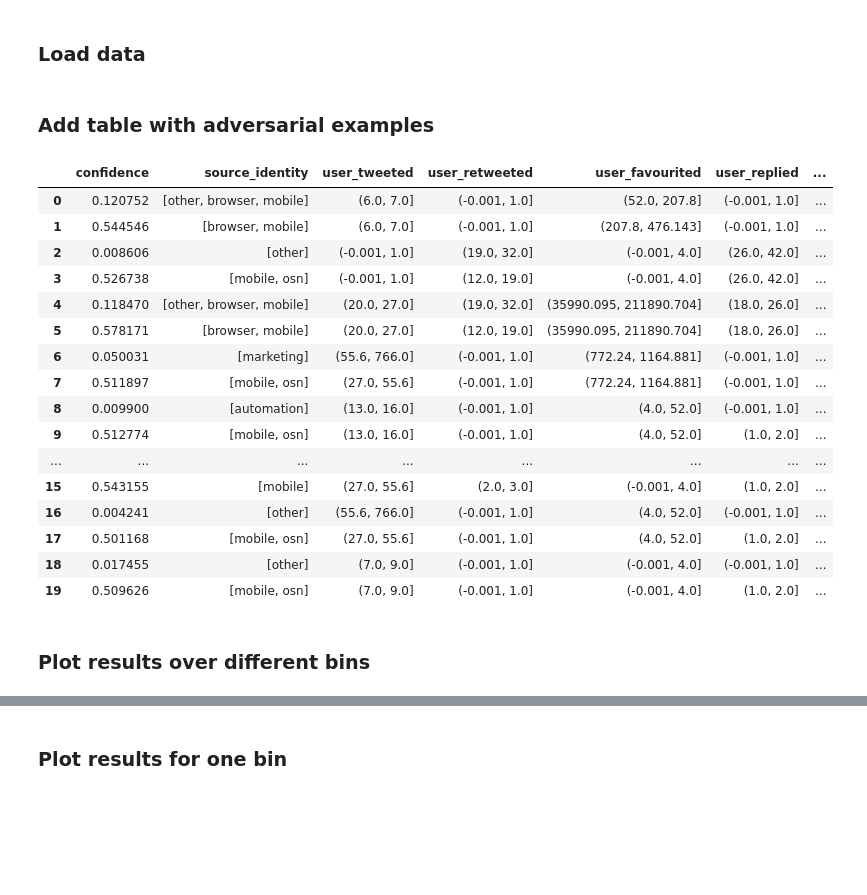
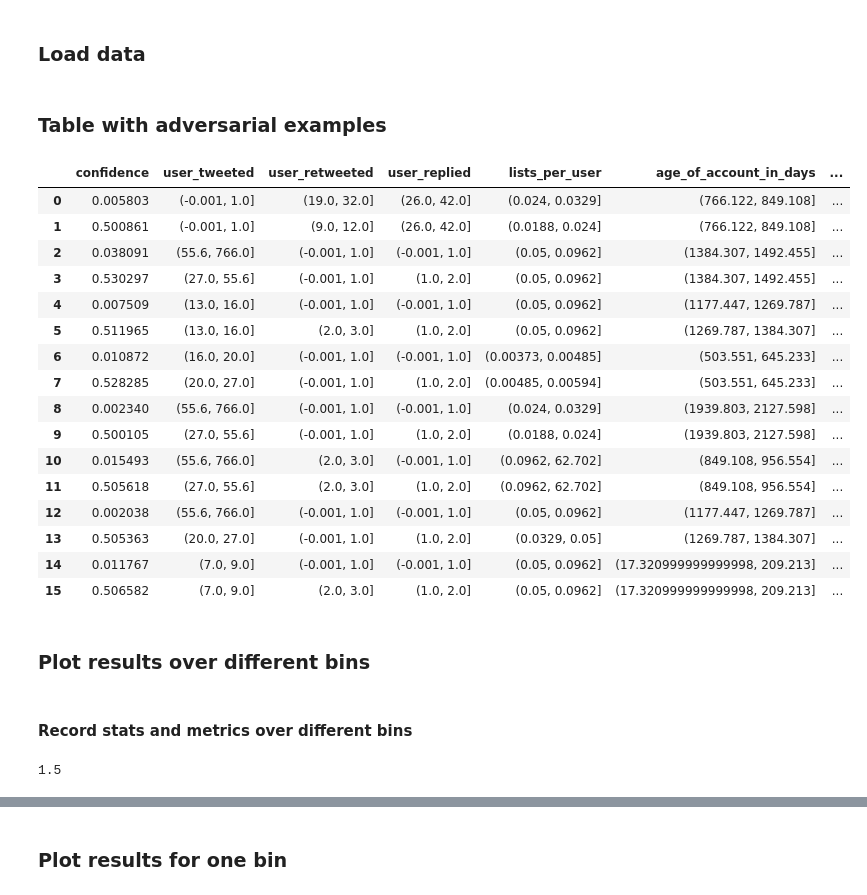
Before and after one commit to spring-epfl/trickster, a Jupyter notebook: notebooks/bots_experiment.ipynb, the cells around one changed output, grey strips where cells are left out. Saved outputs shown, nothing was run; the diff lists cells and outputs as text; code cells hidden in the pictures; blank space fills up the shorter version.

```diff
--- a/notebooks/bots_experiment.ipynb
+++ b/notebooks/bots_experiment.ipynb
@@ -1 +1,11 @@
+# %%
+BAND = '1k'
+FOCUS_BINS = 20
+REPORT_PATH_TEMPLATE = '../out/bots_%s.pickle'
+WEIGHTED_EPSILONS = [2, 3, 5, 10]
+BEST_FIRST_EPSILON = None
+FIGWIDTH = 8.5
+FIGHEIGHT = 6.5
+SAVE_PLOTS = False
+MARKERS = ['D', '*', 'o', 's', '^', 'P']
 # %%
@@ -100,12 +110,15 @@ def get_feature_value_pairs(xs):
 ### Load data
 # %%
 # Load results from running adversarial search on bot dataset.
-results = load_results('../out/bots_1k.pickle')
+results = load_results(REPORT_PATH_TEMPLATE % BAND)
 # %% [markdown]
-### Add table with adversarial examples
+### Table with adversarial examples
 # %%
-search_results = results[0]['search_results']
-features = results[0]['features']
+ast_results = group_by_key(results, 'epsilon').get(1)
+results_bin = group_by_key(ast_results, 'bins').get(FOCUS_BINS)[0]
+
+search_results = results_bin['search_results']
+features = results_bin['features']
 
 feature_names = get_feature_names(features)
 changed_features = set()
@@ -120,56 +133,60 @@ for i, row in search_results.iterrows():
 
     # Get a dictionary of features (keys) and values.
     orig_feat_vals = get_feature_value_pairs(features[original])
     adv_feat_vals = get_feature_value_pairs(features[adversarial])
 
     # The code below checks if there are at least 2 changed features.
     changed = 0
     temp_changed_features = set()
 
-    for k in orig_feat_vals.keys():
-        if orig_feat_vals[k] != adv_feat_vals[k]:
-            changed += 1
-            temp_changed_features.add(k)
+    try:
+        for k in orig_feat_vals.keys():
+            if orig_feat_vals[k] != adv_feat_vals[k]:
+                changed += 1
+                temp_changed_features.add(k)
+
+    except KeyError as e:
+        print('KeyError', e)
+        continue
 
     if changed < 2:
         continue
 
     # Add the confidence scores to ease append to the dataframe.
     orig_feat_vals['confidence'] = row['init_confidence']
     adv_feat_vals['confidence'] = row['adv_confidence']
 
     # Keep track of changed features.
     changed_features = changed_features.union(temp_changed_features)
 
     # Append to the dataframe.
     df = df.append(orig_feat_vals, ignore_index=True)
     df = df.append(adv_feat_vals, ignore_index=True)
 
 # Drop unchanged features.
 unchanged_features = set(feature_names) - changed_features
 df = df.drop(columns=unchanged_features)
+df
 
 # Convert to latex.
-res = df.to_latex(index=False)
-# print(res)
-df
+# res = df.to_latex(index=False)
 # %% [output]
-|  | confidence | source_identity | user_tweeted | user_retweeted | user_favourited | user_replied | ... |
-| 0 | 0.120752 | [other, browser, mobile] | (6.0, 7.0] | (-0.001, 1.0] | (52.0, 207.8] | (-0.001, 1.0] | ... |
-| 1 | 0.544546 | [browser, mobile] | (6.0, 7.0] | (-0.001, 1.0] | (207.8, 476.143] | (-0.001, 1.0] | ... |
-| 2 | 0.008606 | [other] | (-0.001, 1.0] | (19.0, 32.0] | (-0.001, 4.0] | (26.0, 42.0] | ... |
-| 3 | 0.526738 | [mobile, osn] | (-0.001, 1.0] | (12.0, 19.0] | (-0.001, 4.0] | (26.0, 42.0] | ... |
-| 4 | 0.118470 | [other, browser, mobile] | (20.0, 27.0] | (19.0, 32.0] | (35990.095, 211890.704] | (18.0, 26.0] | ... |
-| 5 | 0.578171 | [browser, mobile] | (20.0, 27.0] | (12.0, 19.0] | (35990.095, 211890.704] | (18.0, 26.0] | ... |
-| 6 | 0.050031 | [marketing] | (55.6, 766.0] | (-0.001, 1.0] | (772.24, 1164.881] | (-0.001, 1.0] | ... |
-| 7 | 0.511897 | [mobile, osn] | (27.0, 55.6] | (-0.001, 1.0] | (772.24, 1164.881] | (-0.001, 1.0] | ... |
-| 8 | 0.009900 | [automation] | (13.0, 16.0] | (-0.001, 1.0] | (4.0, 52.0] | (-0.001, 1.0] | ... |
-| 9 | 0.512774 | [mobile, osn] | (13.0, 16.0] | (-0.001, 1.0] | (4.0, 52.0] | (1.0, 2.0] | ... |
-| ... | ... | ... | ... | ... | ... | ... | ... |
-| 15 | 0.543155 | [mobile] | (27.0, 55.6] | (2.0, 3.0] | (-0.001, 4.0] | (1.0, 2.0] | ... |
-| 16 | 0.004241 | [other] | (55.6, 766.0] | (-0.001, 1.0] | (4.0, 52.0] | (-0.001, 1.0] | ... |
-| 17 | 0.501168 | [mobile, osn] | (27.0, 55.6] | (-0.001, 1.0] | (4.0, 52.0] | (1.0, 2.0] | ... |
-| 18 | 0.017455 | [other] | (7.0, 9.0] | (-0.001, 1.0] | (-0.001, 4.0] | (-0.001, 1.0] | ... |
-| 19 | 0.509626 | [mobile, osn] | (7.0, 9.0] | (-0.001, 1.0] | (-0.001, 4.0] | (1.0, 2.0] | ... |
+|  | confidence | user_tweeted | user_retweeted | user_replied | lists_per_user | age_of_account_in_days | ... |
+| 0 | 0.005803 | (-0.001, 1.0] | (19.0, 32.0] | (26.0, 42.0] | (0.024, 0.0329] | (766.122, 849.108] | ... |
+| 1 | 0.500861 | (-0.001, 1.0] | (9.0, 12.0] | (26.0, 42.0] | (0.0188, 0.024] | (766.122, 849.108] | ... |
+| 2 | 0.038091 | (55.6, 766.0] | (-0.001, 1.0] | (-0.001, 1.0] | (0.05, 0.0962] | (1384.307, 1492.455] | ... |
+| 3 | 0.530297 | (27.0, 55.6] | (-0.001, 1.0] | (1.0, 2.0] | (0.05, 0.0962] | (1384.307, 1492.455] | ... |
+| 4 | 0.007509 | (13.0, 16.0] | (-0.001, 1.0] | (-0.001, 1.0] | (0.05, 0.0962] | (1177.447, 1269.787] | ... |
+| 5 | 0.511965 | (13.0, 16.0] | (2.0, 3.0] | (1.0, 2.0] | (0.05, 0.0962] | (1269.787, 1384.307] | ... |
+| 6 | 0.010872 | (16.0, 20.0] | (-0.001, 1.0] | (-0.001, 1.0] | (0.00373, 0.00485] | (503.551, 645.233] | ... |
+| 7 | 0.528285 | (20.0, 27.0] | (-0.001, 1.0] | (1.0, 2.0] | (0.00485, 0.00594] | (503.551, 645.233] | ... |
+| 8 | 0.002340 | (55.6, 766.0] | (-0.001, 1.0] | (-0.001, 1.0] | (0.024, 0.0329] | (1939.803, 2127.598] | ... |
+| 9 | 0.500105 | (27.0, 55.6] | (-0.001, 1.0] | (1.0, 2.0] | (0.0188, 0.024] | (1939.803, 2127.598] | ... |
+| 10 | 0.015493 | (55.6, 766.0] | (2.0, 3.0] | (-0.001, 1.0] | (0.0962, 62.702] | (849.108, 956.554] | ... |
+| 11 | 0.505618 | (27.0, 55.6] | (2.0, 3.0] | (1.0, 2.0] | (0.0962, 62.702] | (849.108, 956.554] | ... |
+| 12 | 0.002038 | (55.6, 766.0] | (-0.001, 1.0] | (-0.001, 1.0] | (0.05, 0.0962] | (1177.447, 1269.787] | ... |
+| 13 | 0.505363 | (20.0, 27.0] | (-0.001, 1.0] | (1.0, 2.0] | (0.0329, 0.05] | (1269.787, 1384.307] | ... |
+| 14 | 0.011767 | (7.0, 9.0] | (-0.001, 1.0] | (-0.001, 1.0] | (0.05, 0.0962] | (17.320999999999998, 209.213] | ... |
+| 15 | 0.506582 | (7.0, 9.0] | (2.0, 3.0] | (1.0, 2.0] | (0.05, 0.0962] | (17.320999999999998, 209.213] | ... |
 # %% [markdown]
 ### Plot results over different bins
@@ -179 +193,3 @@ BEST_FIRST_EPSILON = None
+# %% [markdown]
+#### Record stats and metrics over different bins
 # %%
@@ -225,0 +256,4 @@ coefs = np.array([model.coef_[0] for model in models])
+# %%
+costs_df.pathcostincrease.max()
+# %% [output]
+1.5
```
Also changed, not shown: parts of 17 cells of this notebook, 1 other file.
